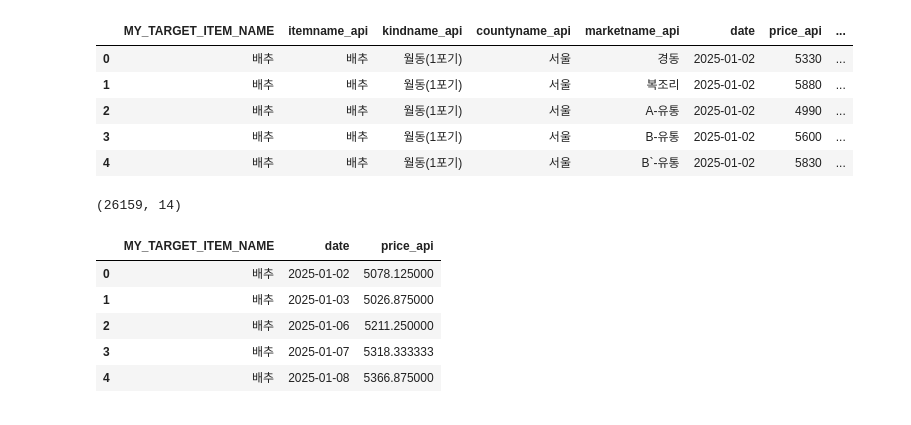
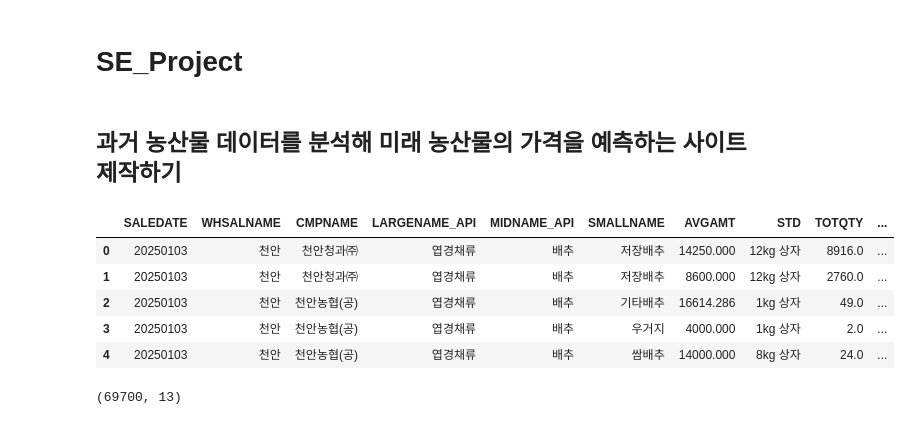
Before and after one commit to turtle-jaewoo/SE_Project, a Jupyter notebook: Data Cleaning/Test_Dataset.ipynb, the cells around one changed output. Cells and saved outputs as stored; diff of their text form; code cells hidden in the pictures.

```diff
--- a/Data Cleaning/Test_Dataset.ipynb
+++ b/Data Cleaning/Test_Dataset.ipynb
@@ -3 +1,5 @@
+# %% [markdown]
+# SE_Project
+# %% [markdown]
+## 과거 농산물 데이터를 분석해 미래 농산물의 가격을 예측하는 사이트 제작하기
 # %%
@@ -12,29 +13,17 @@ test_df = pd.read_csv(testCSV)
+# %%
+# 2021년 ~ 2024년 농산물 가격 데이터 가져오기
+
+df = pd.read_csv("collected_prices_2025_to_2025_all_items_markets_cumulative.csv")
 # %%
-test_df.head()
+df.head()
 # %% [output]
-|  | MY_TARGET_ITEM_NAME | itemname_api | kindname_api | countyname_api | marketname_api | date | price_api | ... |
-| 0 | 배추 | 배추 | 월동(1포기) | 서울 | 경동 | 2025-01-02 | 5330 | ... |
-| 1 | 배추 | 배추 | 월동(1포기) | 서울 | 복조리 | 2025-01-02 | 5880 | ... |
-| 2 | 배추 | 배추 | 월동(1포기) | 서울 | A-유통 | 2025-01-02 | 4990 | ... |
-| 3 | 배추 | 배추 | 월동(1포기) | 서울 | B-유통 | 2025-01-02 | 5600 | ... |
-| 4 | 배추 | 배추 | 월동(1포기) | 서울 | B`-유통 | 2025-01-02 | 5830 | ... |
+|  | SALEDATE | WHSALNAME | CMPNAME | LARGENAME_API | MIDNAME_API | SMALLNAME | AVGAMT | STD | TOTQTY | ... |
+| 0 | 20250103 | 천안 | 천안청과㈜ | 엽경채류 | 배추 | 저장배추 | 14250.000 | 12kg 상자 | 8916.0 | ... |
+| 1 | 20250103 | 천안 | 천안청과㈜ | 엽경채류 | 배추 | 저장배추 | 8600.000 | 12kg 상자 | 2760.0 | ... |
+| 2 | 20250103 | 천안 | 천안농협(공) | 엽경채류 | 배추 | 기타배추 | 16614.286 | 1kg 상자 | 49.0 | ... |
+| 3 | 20250103 | 천안 | 천안농협(공) | 엽경채류 | 배추 | 우거지 | 4000.000 | 1kg 상자 | 2.0 | ... |
+| 4 | 20250103 | 천안 | 천안농협(공) | 엽경채류 | 배추 | 쌈배추 | 14000.000 | 8kg 상자 | 24.0 | ... |
 # %%
-test_df.shape
+df.shape
 # %% [output]
-(26159, 14)
+(69700, 13)
-# %%
-columns_for_grouping = ['MY_TARGET_ITEM_NAME','date']
-
-df_daily_avg_price = test_df.groupby(
-        by=['MY_TARGET_ITEM_NAME','date'],
-        sort=False
-    )['price_api'].mean().reset_index()
-
-df_daily_avg_price.head()
-# %% [output]
-|  | MY_TARGET_ITEM_NAME | date | price_api |
-| 0 | 배추 | 2025-01-02 | 5078.125000 |
-| 1 | 배추 | 2025-01-03 | 5026.875000 |
-| 2 | 배추 | 2025-01-06 | 5211.250000 |
-| 3 | 배추 | 2025-01-07 | 5318.333333 |
-| 4 | 배추 | 2025-01-08 | 5366.875000 |
```
Also changed, not shown: parts of 28 cells of this notebook, 9 other files.
